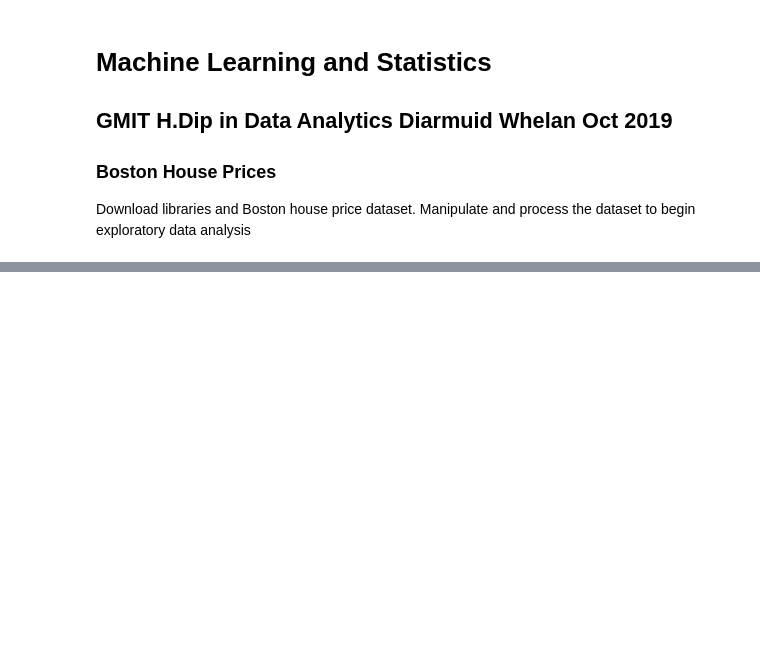
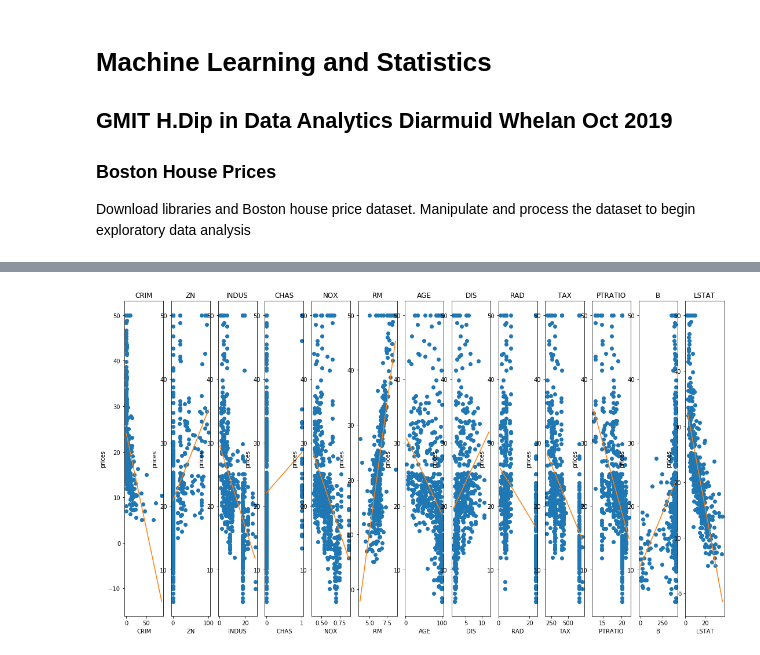
Before and after one commit to diarmuidwhelan/Machine-learning-and-statistics, a Jupyter notebook: Machine Learning and Statistics Project.ipynb, the cells around one changed output, grey strips where cells are left out. Drawn from its saved outputs; the diff is of its cells as text; code cells hidden in the pictures; blank space fills up the shorter version.

```diff
--- a/Machine Learning and Statistics Project.ipynb
+++ b/Machine Learning and Statistics Project.ipynb
@@ -32,0 +172,17 @@ boston  = pd.concat([data, target,], axis = 1) #concat data/target
+# %%
+fig, axs = plt.subplots(ncols=7, nrows=2, figsize=(20, 10))
+
+
+for i, col in enumerate(data.columns):
+
+    plt.subplot(1, 14, i+1)
+    x = data[col]
+    y = prices
+    plt.plot(x, y, 'o')
+    # Add regression line
+    plt.plot(np.unique(x), np.poly1d(np.polyfit(x, y, 1))(np.unique(x)))
+    plt.title(col)
+    plt.xlabel(col)
+    plt.ylabel('prices')
+# %% [output]
+[figure, added]
```
Also changed, not shown: parts of 7 cells of this notebook.
